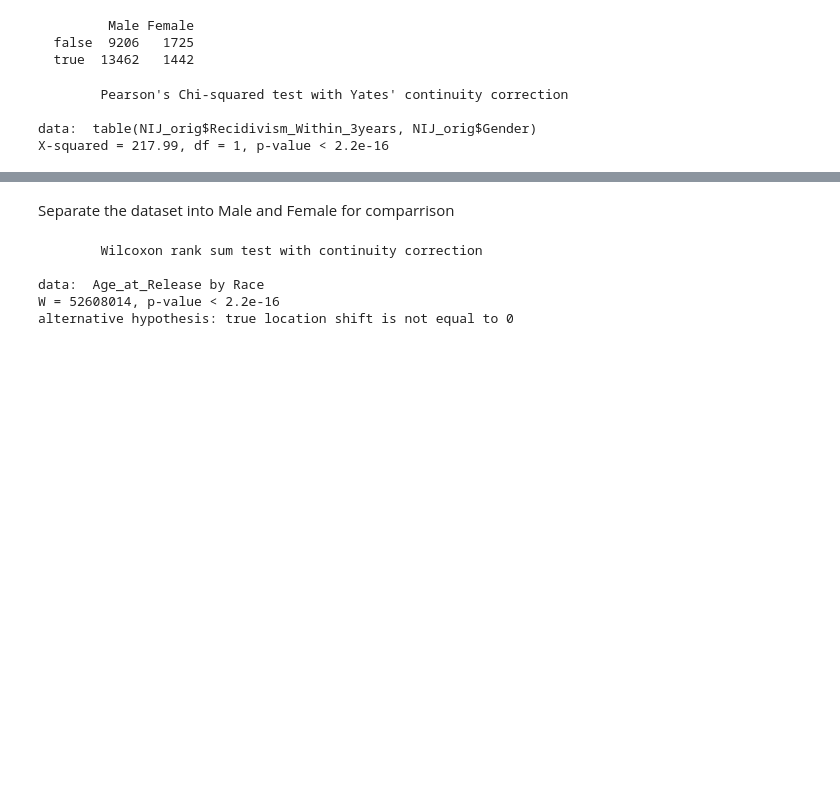
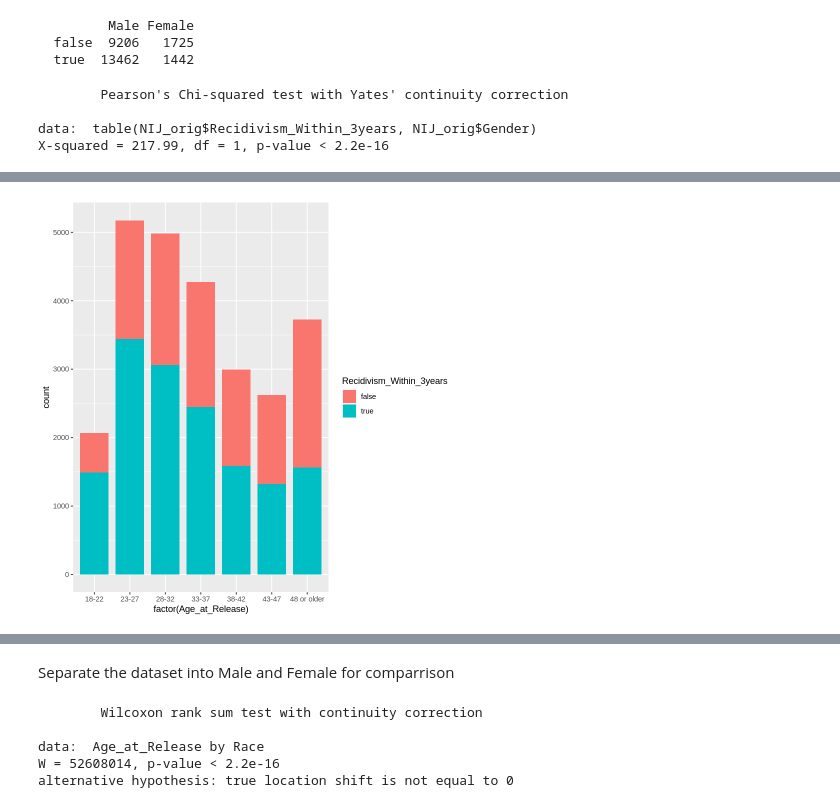
Before and after one commit to feaviolp/msc-project, a Jupyter notebook: NIJ statistics.ipynb, the cells around one changed output, grey strips where cells are left out. Saved outputs shown, nothing was run; the diff lists cells and outputs as text; code cells hidden in the pictures; blank space fills up the shorter version.

```diff
--- a/NIJ statistics.ipynb
+++ b/NIJ statistics.ipynb
@@ -348,0 +396,6 @@ X-squared = 217.99, df = 1, p-value < 2.2e-16
+# %%
+ggplot(NIJ_orig, aes(fill=Recidivism_Within_3years, x=factor(Age_at_Release))) +
+  geom_bar(position='stack', stat='count', width=0.8) +
+  theme_grey()
+# %% [output]
+[figure, added]
```
Also changed, not shown: parts of 13 cells of this notebook.
